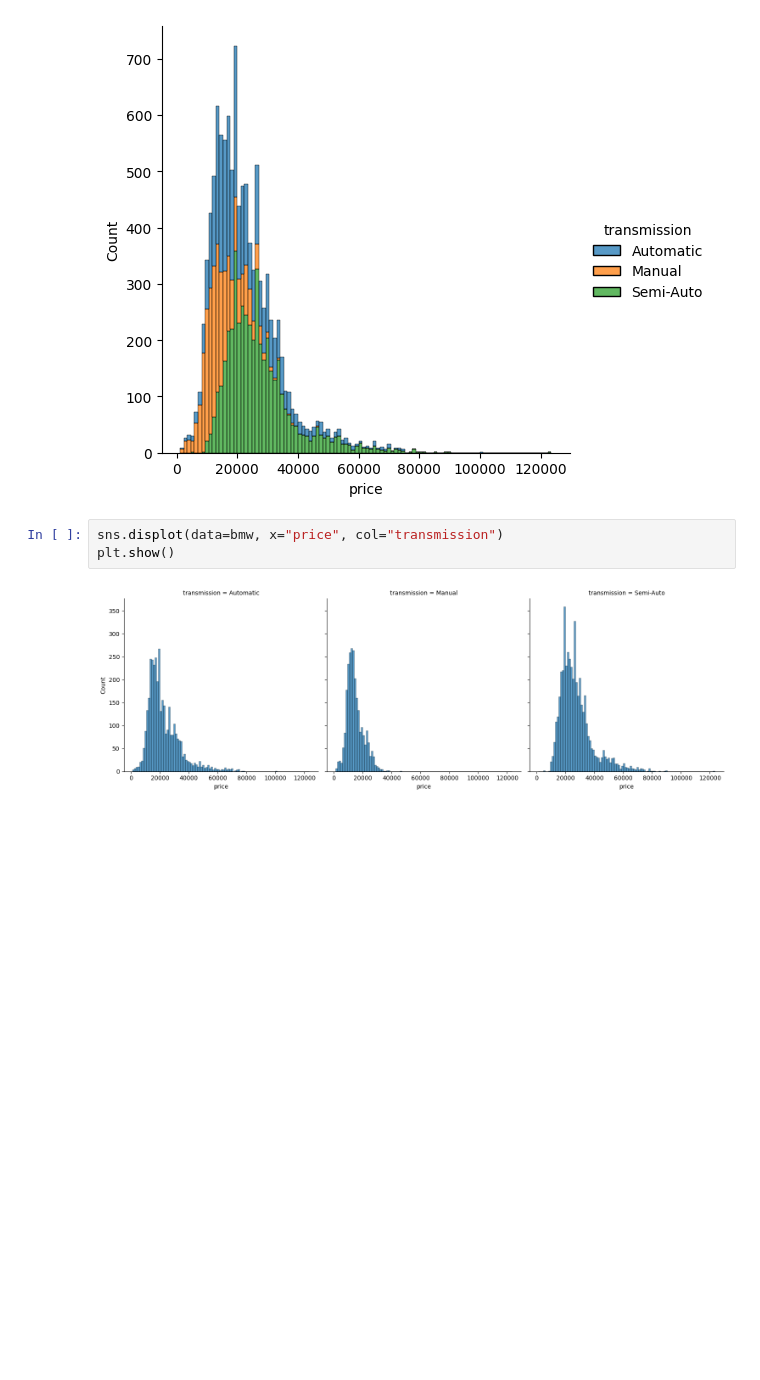
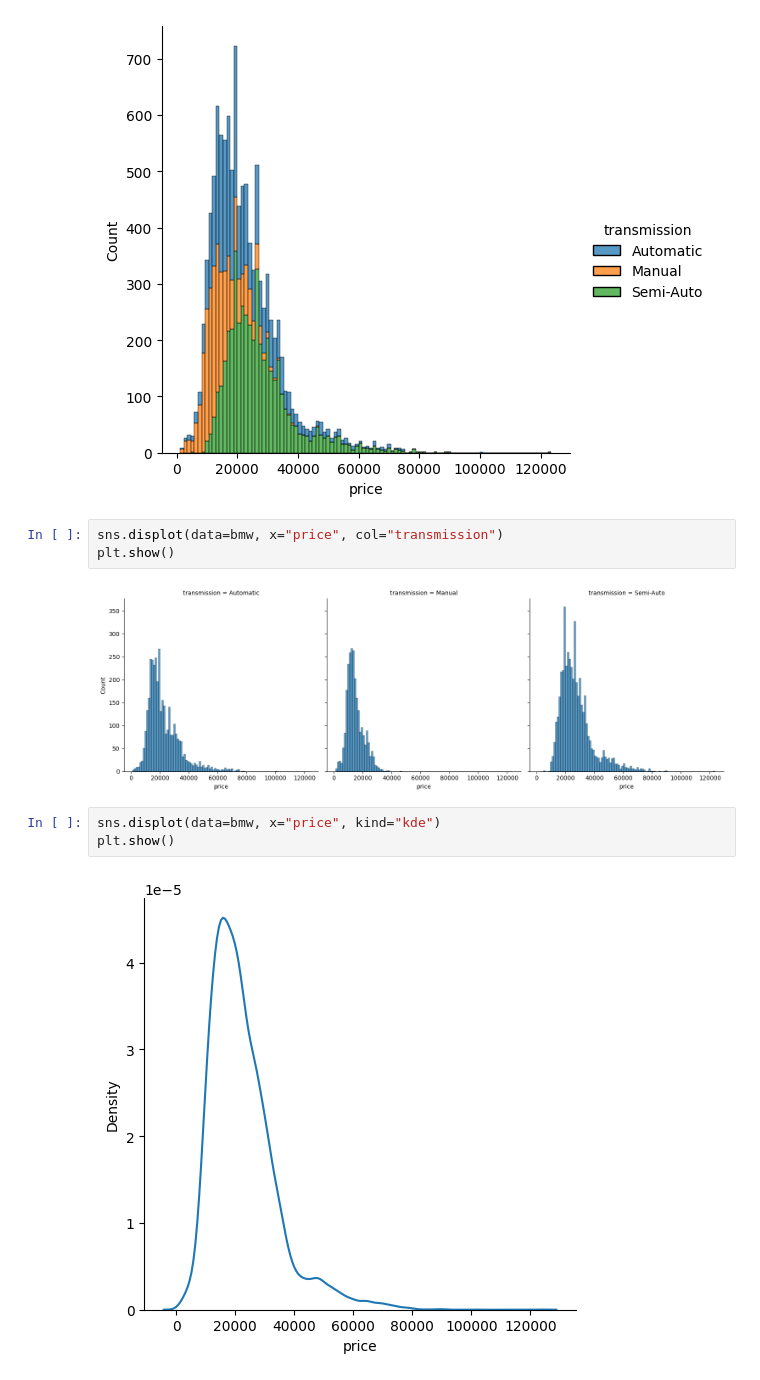
Before and after one commit to baxronovferuz1/DataScience_Np, a Jupyter notebook: Vizualization.ipynb, the cells around one changed output. Saved outputs shown, nothing was run; the diff lists cells and outputs as text; blank space fills up the shorter version.

```diff
--- a/Vizualization.ipynb
+++ b/Vizualization.ipynb
@@ -453,3 +453,8 @@ sns.displot(data=bmw, x="price", col="transmission")
 plt.show()
 # %% [output]
 [figure]
+# %%
+sns.displot(data=bmw, x="price", kind="kde")
+plt.show()
+# %% [output]
+[figure, added]
```
Also changed, not shown: parts of 7 cells of this notebook.
